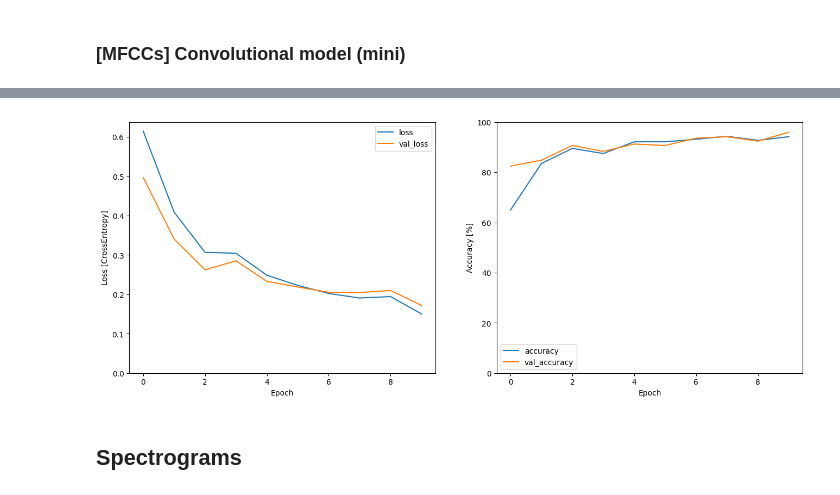
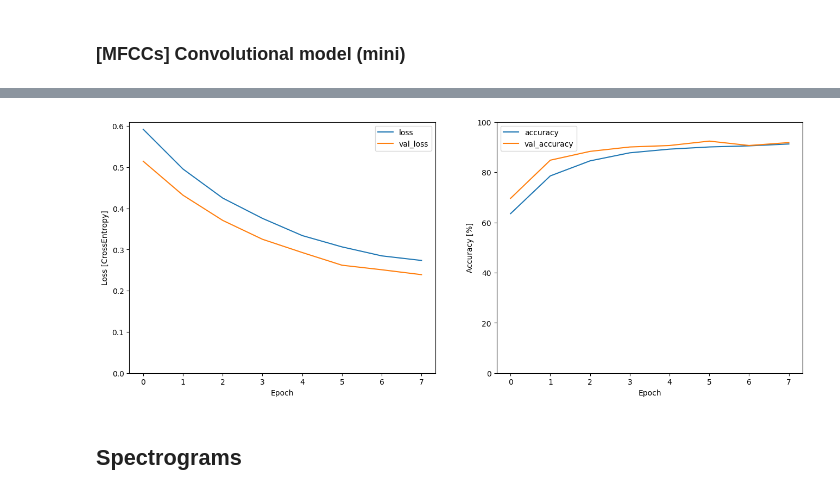
Before and after one commit to Lantain/HiveSound, a Jupyter notebook: model_tf.ipynb, the cells around one changed output, grey strips where cells are left out. Drawn from its saved outputs; the diff is of its cells as text; code cells hidden in the pictures.

```diff
--- a/model_tf.ipynb
+++ b/model_tf.ipynb
@@ -4,8 +4,8 @@ from src.dataset import dataset_tf, validation_tf
 from src.audio import to_mfccs_dataset, to_spectrogram_dataset
 from src.model import get_seq_model, get_conv_model, callbacks, get_conv_model_mini
 from src.plots import plot_history, plot_mfccs, plot_spectrograms
-
-train_ds, val_ds, label_names = dataset_tf("./dataset/osbh_pure", 0.2, 12)
+LEARNING_RATE = 0.0001
+train_ds, val_ds, label_names = dataset_tf("./dataset/osbh_pure", 0.2, 10)
 # %% [output]
 Found 856 files belonging to 2 classes.
 Using 685 files for training.
@@ -99,9 +99,9 @@ Epoch 7/20
 # %% [markdown]
 ### [MFCCs] Convolutional model (mini)
 # %%
-model_mfcc_conv = get_conv_model_mini(input_shape, len(label_names))
+model_mfcc_conv = get_conv_model(input_shape, len(label_names))
 model_mfcc_conv.compile(
-    optimizer=tf.keras.optimizers.legacy.Adam(learning_rate=0.001),
+    optimizer=tf.keras.optimizers.legacy.Adam(learning_rate=LEARNING_RATE),
     loss='sparse_categorical_crossentropy',
     metrics=['accuracy']
 )
@@ -136,4 +132,4 @@ Epoch 10/20
-[figure, old version]
+[figure, new version]
 # %% [markdown]
 ## Spectrograms
 # %%
```
Also changed, not shown: parts of 11 cells of this notebook, 24 other files.
